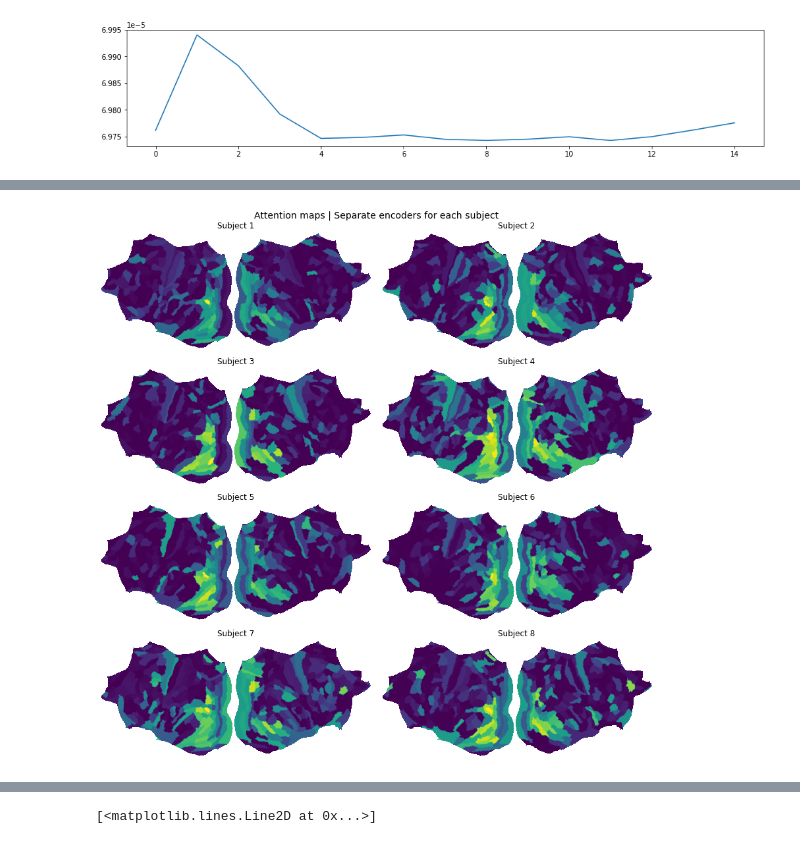
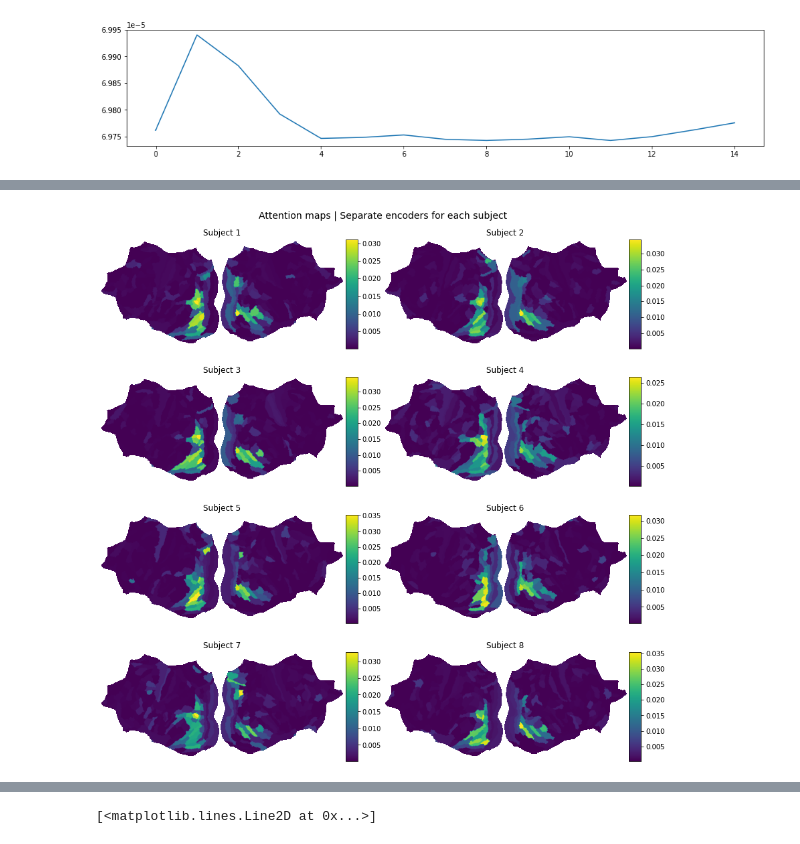
Before and after one commit to seang123/Masters-Thesis2, a Jupyter notebook: notebooks/3-new-attn-maps.ipynb, the cells around one changed output, grey strips where cells are left out. Cells and saved outputs as stored; diff of their text form; code cells hidden in the pictures.

```diff
--- a/notebooks/3-new-attn-maps.ipynb
+++ b/notebooks/3-new-attn-maps.ipynb
@@ -94,3 +96,5 @@ def get_attn_file(model_name):
 # %%
 log_dir = '/home/hpcgies1/rds/hpc-work/NIC/Log/'
 plots_dir = '/home/hpcgies1/Masters-Thesis/AttemptFour/Plots'
+# %%
+mha = load_attn(get_attn_file('multi_head_attention'))  # [8, 515, 15 360]
@@ -169 +182,19 @@ plt.show()
 [figure]
+# %%
+print(batch_subs.shape)
+a = np.array([np.mean(i, axis=(0,1)) for i in batch_subs]).transpose(1, 0)
+b = np.array([np.mean(i, axis=(0,1)) for i in mha]).transpose(1, 0)
+c = np.concatenate((a,b), axis=-1)
+
+cols = [f'subj. {i} (B)' for i in range(1, 9)] + [f'subj. {i} (M)' for i in range(1, 9)]
+a = pd.DataFrame(c, columns=cols)
+
+plt.figure(figsize=(12,6))
+pcorr = a.corr('pearson').loc['subj. 1 (B)':'subj. 8 (M)']
+
+matrix = np.triu(pcorr)
+
+sns.heatmap(pcorr, center=1., annot=True, fmt='.1f', mask = matrix)
+plt.title("Correlation between subject with different attention mechanisms")
+plt.savefig(f"{plots_dir}/correlation_between_diff_attn.png", bbox_inches='tight')
+plt.show()
@@ -170,18 +204,21 @@ plt.show()
 # %%
 # 8 subjects
 fig, ax = plt.subplots(4,2, figsize=(12,12))
 
 for i, a in enumerate(ax.flatten()):
     d = batch_subs[i]
-    d = np.max(d, axis=(0,1))
+    d = np.mean(d, axis=(0,1))
 #     d = np.log(d)
-    a.imshow( get_flatmap(generate_plot( d ))[0] , cmap='viridis')
+    im = a.imshow( get_flatmap(generate_plot( d ))[0] , cmap='viridis')
     a.axis('off')
     a.set_title(f"Subject {i+1}")
+    divider = make_axes_locatable(a)
+    cax = divider.append_axes('right', size='5%', pad=0.05)
+    fig.colorbar(im, cax=cax, orientation='vertical')
 
 plt.suptitle("Attention maps | Separate encoders for each subject", fontsize=14)
 plt.tight_layout()
-# plt.savefig(f"{plots_dir}/separate_encoders_mix_batches.png", bbox_inches='tight')
+# plt.savefig(f"{plots_dir}/separate_encoders_mix_batches_min.png", bbox_inches='tight')
 plt.show()
 # %% [output]
-[figure, old version]
+[figure, new version]
```
Also changed, not shown: parts of 36 cells of this notebook, 10 other files.
